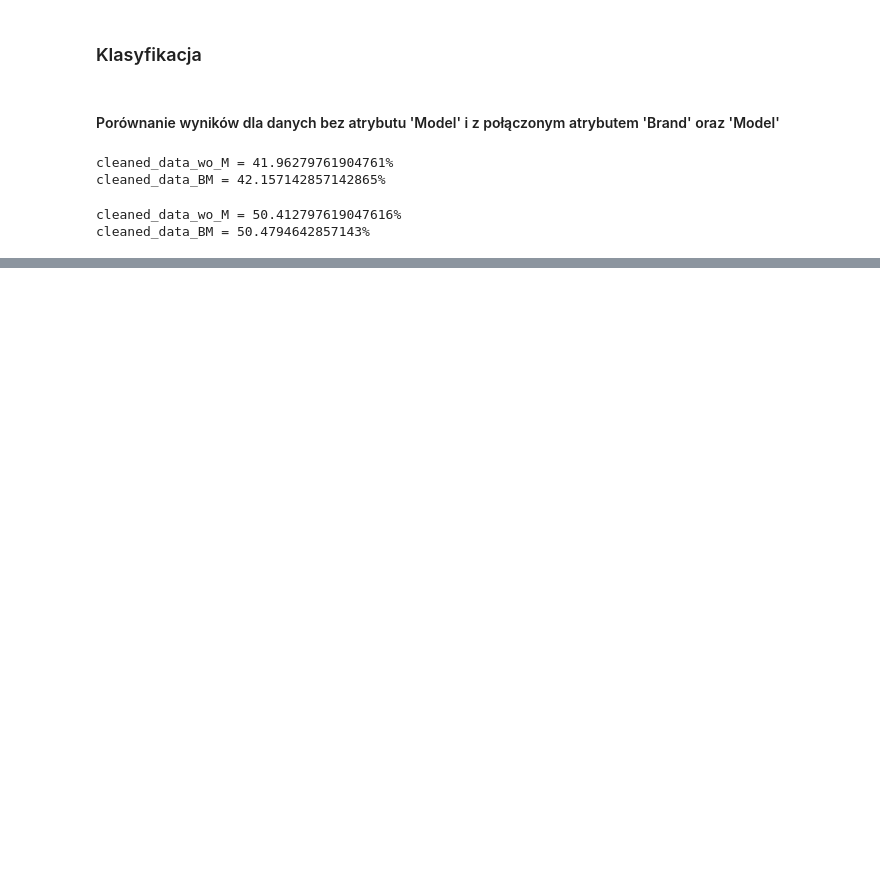
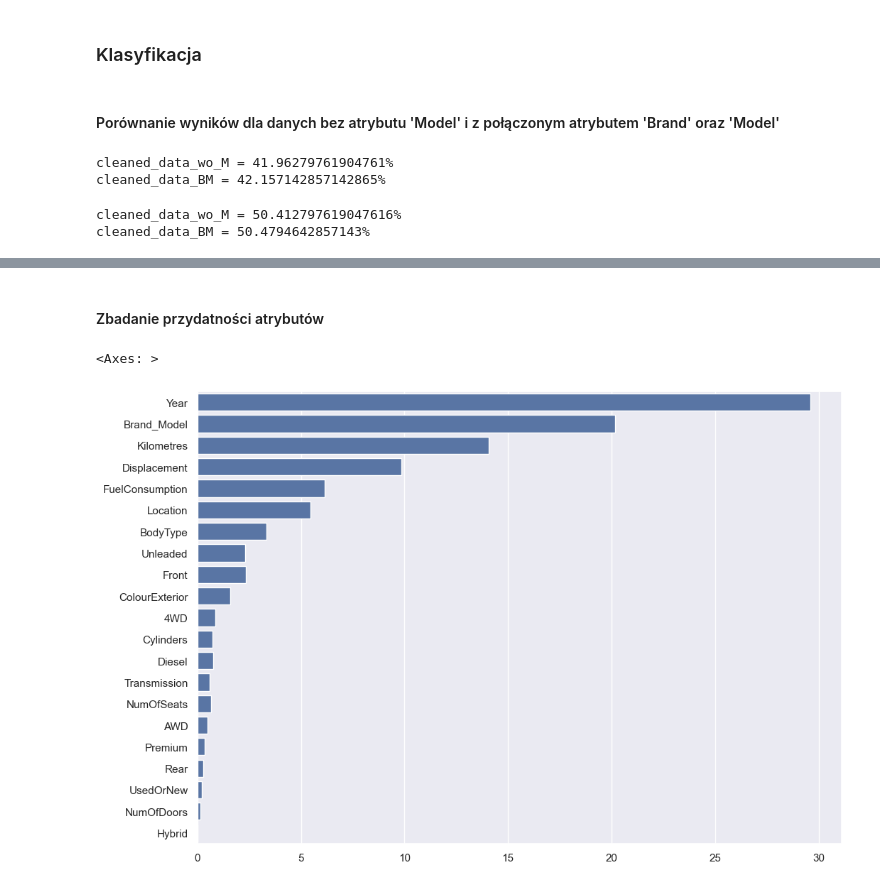
Before and after one commit to j-brzoz/PRiAD, a Jupyter notebook: projekt.ipynb, the cells around one changed output, grey strips where cells are left out. Saved outputs shown, nothing was run; the diff lists cells and outputs as text; code cells hidden in the pictures; blank space fills up the shorter version.

```diff
--- a/projekt.ipynb
+++ b/projekt.ipynb
@@ -1001,0 +986,3 @@ macierz pomyłek - zbiór testowy, dokładność: 0.5031326614001634
+# %%
+for min_samples_leaf in best_min_samples_leaves:
+    print(f'avg for {min_samples_leaf} = {100*best_min_samples_leaves[min_samples_leaf]/(20*10)}%')
@@ -1001,0 +1017,14 @@ macierz pomyłek - zbiór testowy, dokładność: 0.5031326614001634
+# %%
+results_forest = []
+x_train, x_test, y_train, y_test = get_splits(cleaned_data_BM)
+for criterion in criterions:
+    for min_samples_split in min_samples_splits:
+        for min_samples_leaf in min_samples_leaves:
+            for n_estimators in ns_estimators:
+                result = Result(criterion=criterion, splitter=None, min_samples_split=min_samples_split, min_samples_leaf=min_samples_leaf, n_estimators=n_estimators)
+                for run in range(n_runs):
+                    model = ensemble.RandomForestClassifier(n_estimators=n_estimators, criterion=criterion, min_samples_split=min_samples_split, min_samples_leaf=min_samples_leaf, random_state=run, n_jobs=-1)
+                    model.fit(x_train, y_train)
+                    result.increment_result(model.score(x_test, y_test))
+                results_forest.append(result)
+                result = None
@@ -1001,0 +1152,25 @@ macierz pomyłek - zbiór testowy, dokładność: 0.5031326614001634
+# %% [markdown]
+#### Zbadanie przydatności atrybutów
+# %%
+x_train, x_test, y_train, y_test = get_splits(cleaned_data_BM)
+results = {}
+n_runs=100
+for run in range(n_runs):
+    model = tree.DecisionTreeClassifier(criterion='entropy', splitter='best', min_samples_split=16, min_samples_leaf=4, random_state=run)
+    model.fit(x_train, y_train)
+
+    feature_importances = model.feature_importances_
+    sorted_indices = feature_importances.argsort()[::-1]
+    sorted_feature_names = model.feature_names_in_[sorted_indices]
+    sorted_importances = feature_importances[sorted_indices]
+    for ix, name in enumerate(sorted_feature_names):
+        if name not in results:
+            results[name] = sorted_importances[ix]
+        else:
+            results[name] += sorted_importances[ix]
+
+
+sns.barplot(results, orient='h')
+# %% [output]
+<Axes: >
+[figure, added]
```
Also changed, not shown: parts of 61 cells of this notebook, 1 other file.
